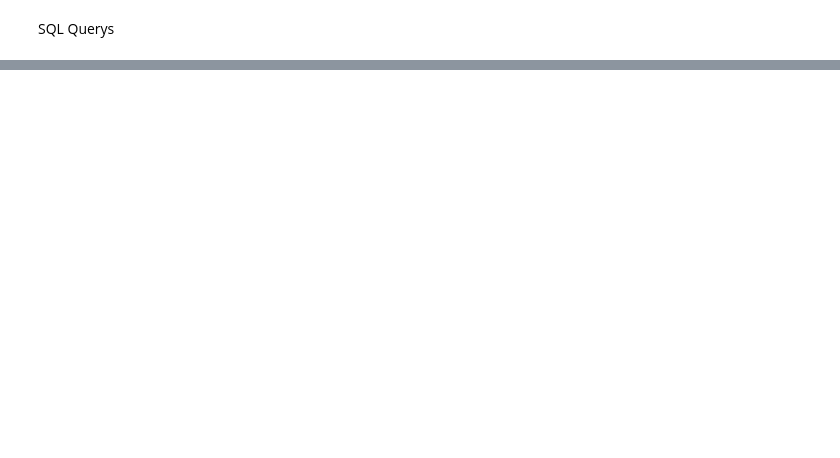
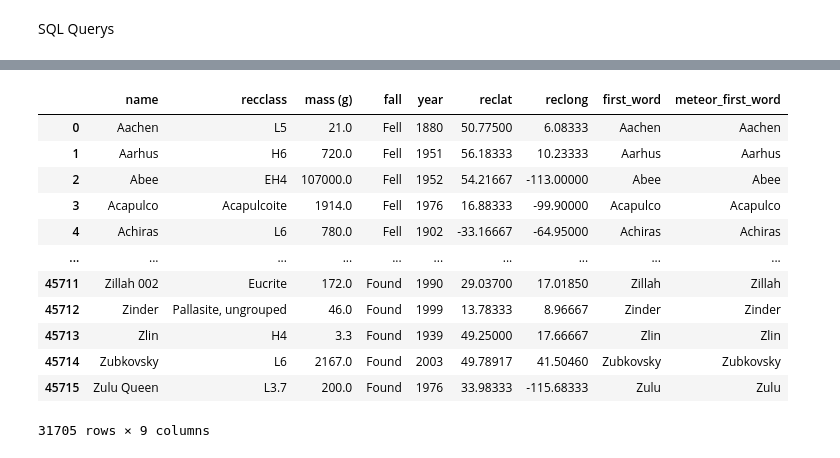
Before and after one commit to coblehartman/meteorite-anaylsis, a Jupyter notebook: Meteorite Landing Cleaning.ipynb, the cells around one changed output, grey strips where cells are left out. Cells and saved outputs as stored; diff of their text form; code cells hidden in the pictures; blank space fills up the shorter version.

```diff
--- a/Meteorite Landing Cleaning.ipynb
+++ b/Meteorite Landing Cleaning.ipynb
@@ -123,5 +160,20 @@ memory usage: 2.7+ MB
 # %%
 # Drop un-needed columns
 cleaned_meteor_df = meteor_df.drop(columns=['id', 'GeoLocation', 'nametype'])
+cleaned_meteor_df
+# %% [output]
+|  | name | recclass | mass (g) | fall | year | reclat | reclong | first_word | meteor_first_word |
+| 0 | Aachen | L5 | 21.0 | Fell | 1880 | 50.77500 | 6.08333 | Aachen | Aachen |
+| 1 | Aarhus | H6 | 720.0 | Fell | 1951 | 56.18333 | 10.23333 | Aarhus | Aarhus |
+| 2 | Abee | EH4 | 107000.0 | Fell | 1952 | 54.21667 | -113.00000 | Abee | Abee |
+| 3 | Acapulco | Acapulcoite | 1914.0 | Fell | 1976 | 16.88333 | -99.90000 | Acapulco | Acapulco |
+| 4 | Achiras | L6 | 780.0 | Fell | 1902 | -33.16667 | -64.95000 | Achiras | Achiras |
+| ... | ... | ... | ... | ... | ... | ... | ... | ... | ... |
+| 45711 | Zillah 002 | Eucrite | 172.0 | Found | 1990 | 29.03700 | 17.01850 | Zillah | Zillah |
+| 45712 | Zinder | Pallasite, ungrouped | 46.0 | Found | 1999 | 13.78333 | 8.96667 | Zinder | Zinder |
+| 45713 | Zlin | H4 | 3.3 | Found | 1939 | 49.25000 | 17.66667 | Zlin | Zlin |
+| 45714 | Zubkovsky | L6 | 2167.0 | Found | 2003 | 49.78917 | 41.50460 | Zubkovsky | Zubkovsky |
+| 45715 | Zulu Queen | L3.7 | 200.0 | Found | 1976 | 33.98333 | -115.68333 | Zulu | Zulu |
+31705 rows × 9 columns
 # %%
 # Rename columns
```
Also changed, not shown: parts of 11 cells of this notebook, 1 other file.
